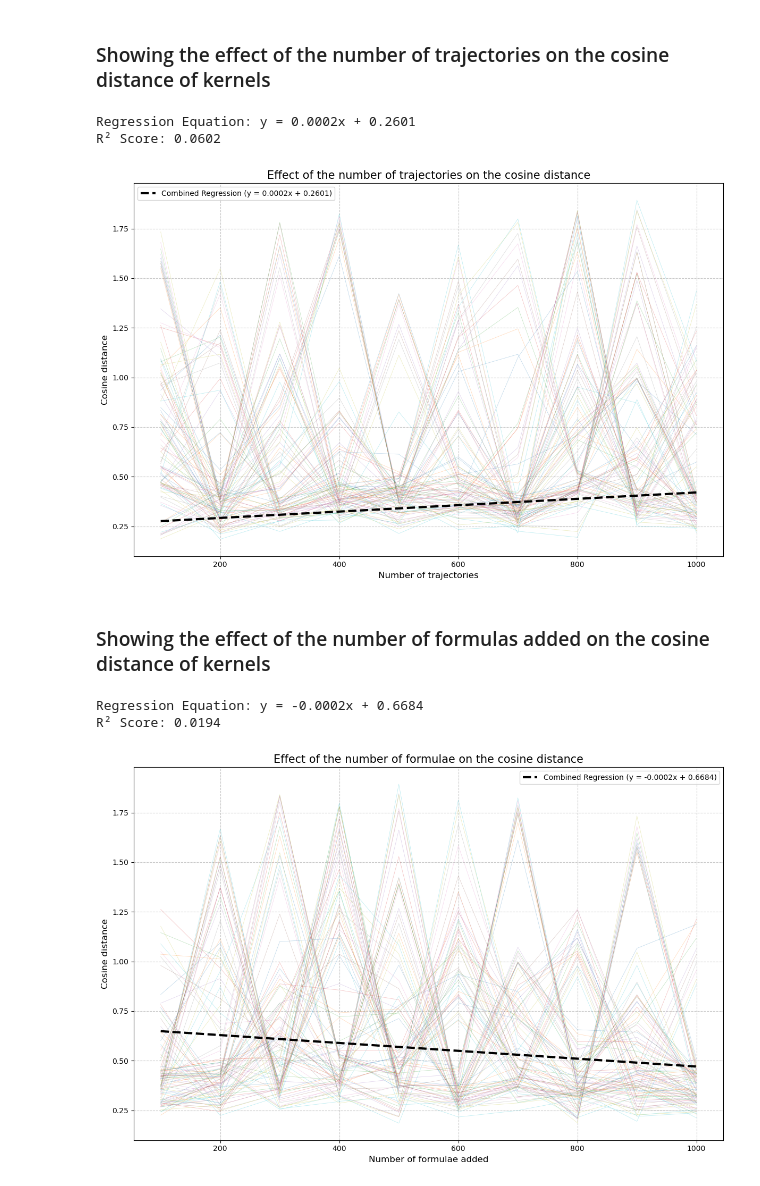
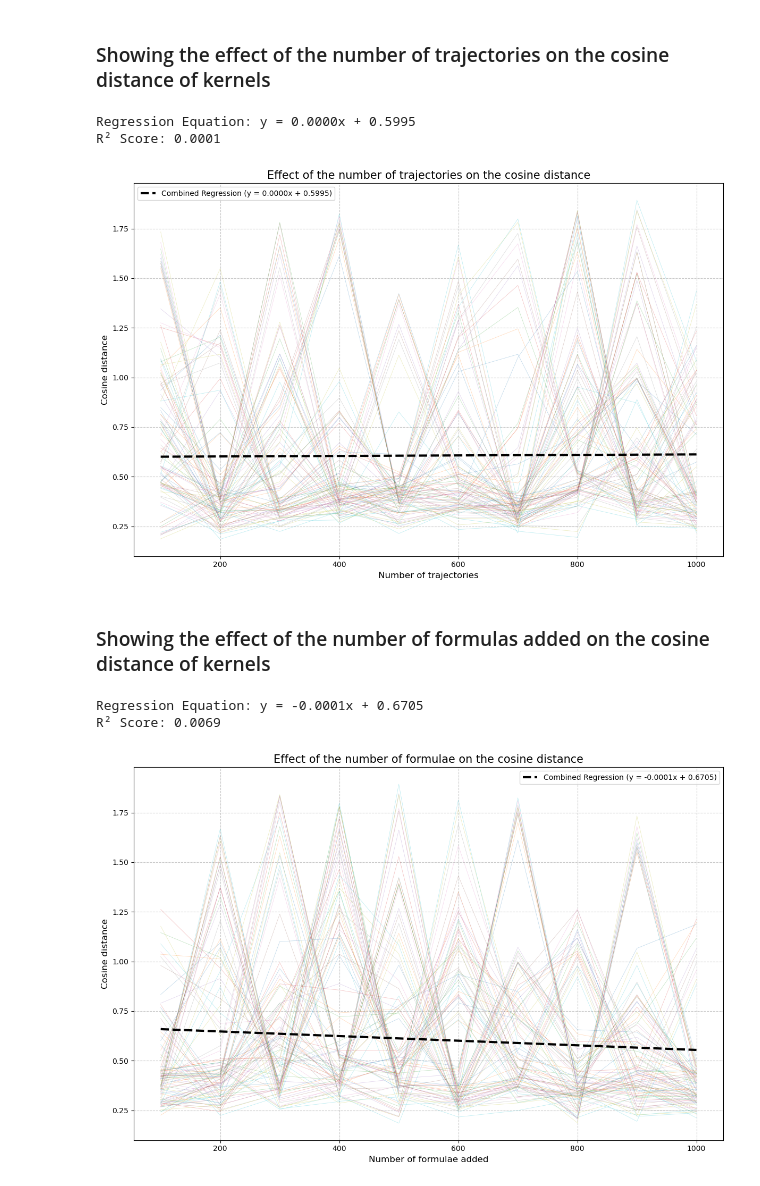
Before and after one commit to Gianmarco-Sarnelli/STL_explainability, a Jupyter notebook: Results.ipynb, the cells around one changed output. Drawn from its saved outputs; the diff is of its cells as text; code cells hidden in the pictures.

```diff
--- a/Results.ipynb
+++ b/Results.ipynb
@@ -33,19 +33,19 @@ for idx1 in range(Cos_distances.shape[0]):
                     linewidth=0.5,
                     #marker=,
                     #markersize=,
-                    alpha=0.3) # Transparency
+                    alpha=0.5) # Transparency
 
         # Collect points for combined regression
         all_x.extend(x)
         all_y.extend(y)
 
 # Perform linear regression on all points
-all_x = np.array(all_x).reshape(-1, 1)
+all_x = np.array(all_x)
 all_y = np.array(all_y)
 
 # Fit linear regression
 #reg = LinearRegression().fit(all_x, all_y)
-slope, intercept, r, p, std_err = stats.linregress(x, y)
+slope, intercept, r, p, std_err = stats.linregress(all_x, all_y)
 
 # Generate regression line points
 line_x = np.array([all_x.min(), all_x.max()]).reshape(-1, 1)
@@ -106,41 +106,41 @@ for idx1 in range(Cos_distances.shape[0]):
         all_y.extend(y)
 
 # Perform linear regression on all points
-all_x = np.array(all_x).reshape(-1, 1)
+all_x = np.array(all_x)
 all_y = np.array(all_y)
 
 # Fit linear regression
 #reg = LinearRegression().fit(all_x, all_y)
-slope, intercept, r, p, std_err = stats.linregress(x, y)
+slope, intercept, r, p, std_err = stats.linregress(all_x, all_y)
 
 # Generate regression line points
 line_x = np.array([all_x.min(), all_x.max()]).reshape(-1, 1)
 line_y = slope * line_x + intercept
 
 
 # Plot regression line
 plt.plot(line_x, line_y, color='black',
             linestyle='--',
             linewidth=3,
             label=f'Combined Regression (y = {slope:.4f}x + {intercept:.4f})')
 
 # Customize plot
 plt.title('Effect of the number of trajectories on the cosine distance', fontsize=15)
 plt.xlabel('Number of trajectories', fontsize=12)
 plt.ylabel('Cosine distance', fontsize=12)
 plt.legend()
 plt.grid(True, linestyle='--', alpha=0.7)
 
 # Print regression details
 print(f"Regression Equation: y = {slope:.4f}x + {intercept:.4f}")
 print(f"R² Score: {(r**2):.4f}")
 
 plt.tight_layout()
 plt.show()
 # %% [output]
-Regression Equation: y = 0.0002x + 0.2601
-R² Score: 0.0602
+Regression Equation: y = 0.0000x + 0.5995
+R² Score: 0.0001
-[figure, old version]
+[figure, new version]
 # %% [markdown]
 ### Showing the effect of the number of formulas added on the cosine distance of kernels
 # %%
@@ -172,12 +172,12 @@ for idx2 in range(Cos_distances.shape[1]):
         all_y.extend(y)
 
 # Perform linear regression on all points
-all_x = np.array(all_x).reshape(-1, 1)
+all_x = np.array(all_x)
 all_y = np.array(all_y)
 
 # Fit linear regression
 #reg = LinearRegression().fit(all_x, all_y)
-slope, intercept, r, p, std_err = stats.linregress(x, y)
+slope, intercept, r, p, std_err = stats.linregress(all_x, all_y)
 
 # Generate regression line points
 line_x = np.array([all_x.min(), all_x.max()]).reshape(-1, 1)
@@ -204,6 +204,6 @@ print(f"R² Score: {(r**2):.4f}")
 plt.tight_layout()
 plt.show()
 # %% [output]
-Regression Equation: y = -0.0002x + 0.6684
-R² Score: 0.0194
+Regression Equation: y = -0.0001x + 0.6705
+R² Score: 0.0069
-[figure, old version]
+[figure, new version]
```
Also changed, not shown: parts of 1 cell of this notebook.
